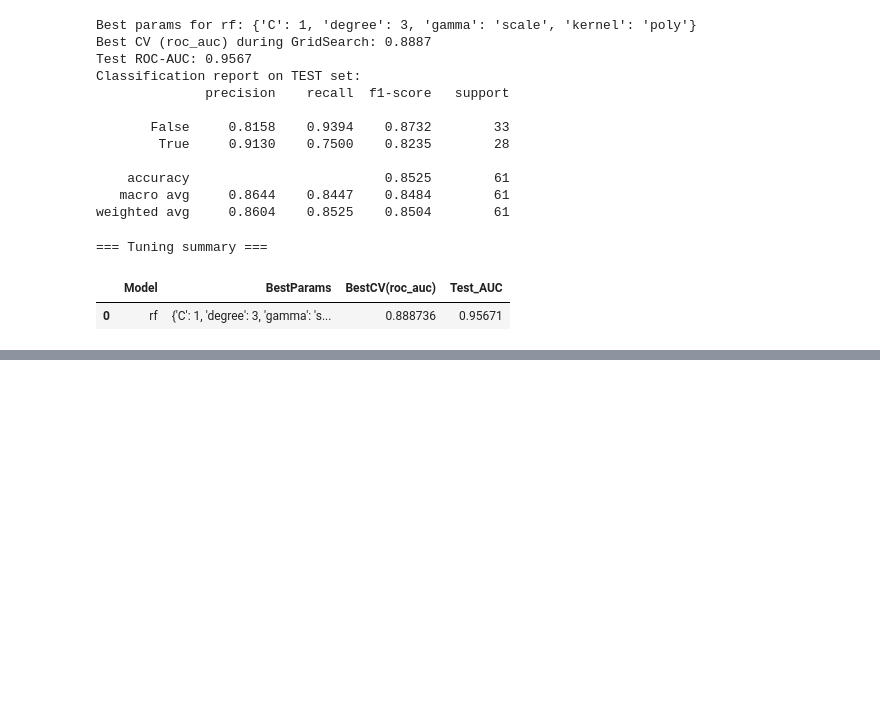
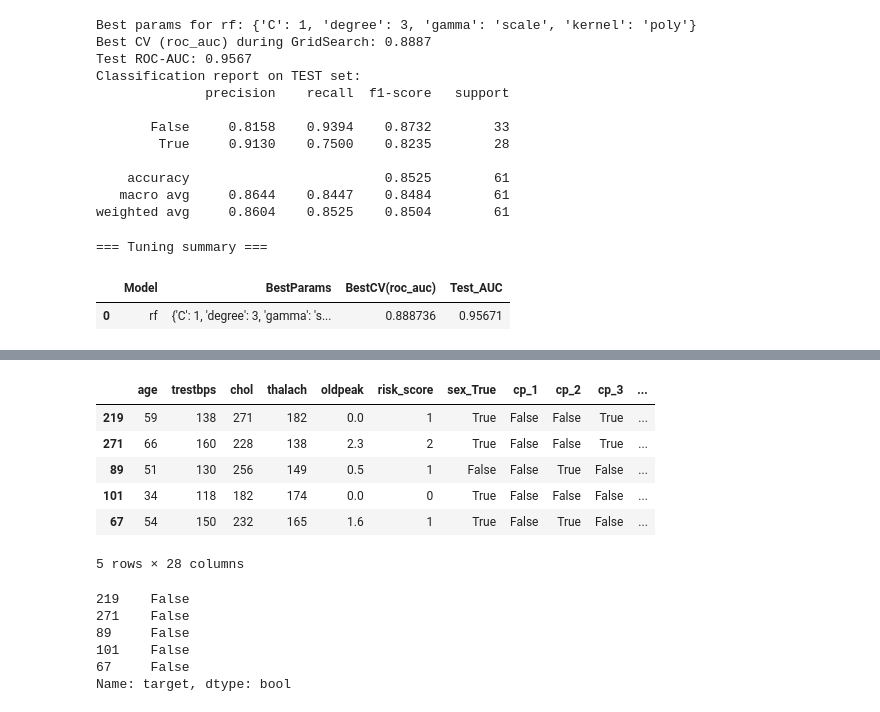
Before and after one commit to ai-abanoubmichel/GTC-Heart-Disease-Risk-Prediction, a Jupyter notebook: GTC_Final_Project_Heart_Disease_Prediction.ipynb, the cells around one changed output, grey strips where cells are left out. Drawn from its saved outputs; the diff is of its cells as text; code cells hidden in the pictures; blank space fills up the shorter version.

```diff
--- a/GTC_Final_Project_Heart_Disease_Prediction.ipynb
+++ b/GTC_Final_Project_Heart_Disease_Prediction.ipynb
@@ -1019,0 +1044,19 @@ display(tuning_df)
+# %%
+X_test.head()
+# %% [output]
+|  | age | trestbps | chol | thalach | oldpeak | risk_score | sex_True | cp_1 | cp_2 | cp_3 | ... |
+| 219 | 59 | 138 | 271 | 182 | 0.0 | 1 | True | False | False | True | ... |
+| 271 | 66 | 160 | 228 | 138 | 2.3 | 2 | True | False | False | True | ... |
+| 89 | 51 | 130 | 256 | 149 | 0.5 | 1 | False | False | True | False | ... |
+| 101 | 34 | 118 | 182 | 174 | 0.0 | 0 | True | False | False | False | ... |
+| 67 | 54 | 150 | 232 | 165 | 1.6 | 1 | True | False | True | False | ... |
+5 rows × 28 columns
+# %%
+y_test.head()
+# %% [output]
+219    False
+271    False
+89     False
+101    False
+67     False
+Name: target, dtype: bool
```
Also changed, not shown: parts of 7 cells of this notebook, 3 other files.
